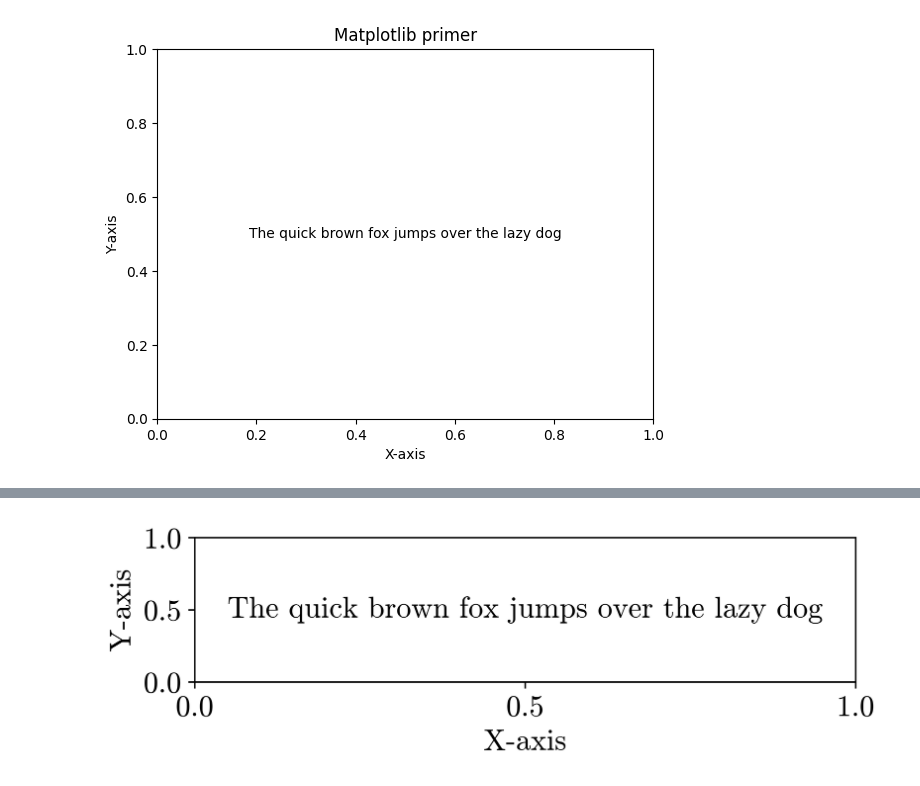
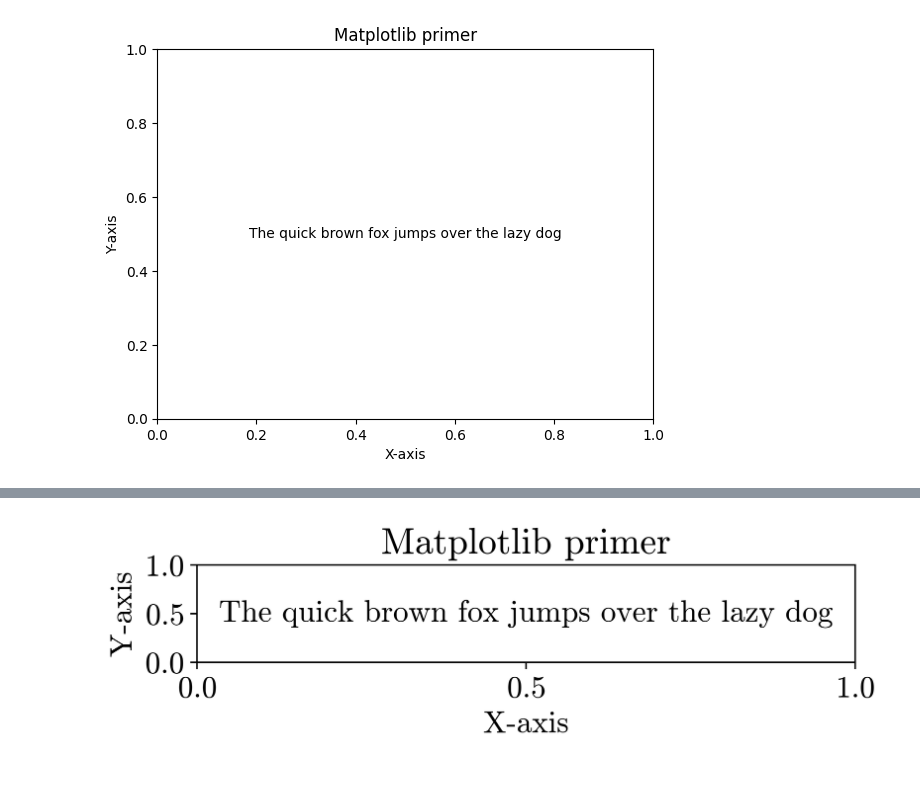
Before and after one commit to Kislovskiy/ChartCraftHub, a Jupyter notebook: src/chartcrafthub/chapter_1_0.ipynb, the cells around one changed output, grey strips where cells are left out. Cells and saved outputs as stored; diff of their text form; code cells hidden in the pictures.

```diff
--- a/src/chartcrafthub/chapter_1_0.ipynb
+++ b/src/chartcrafthub/chapter_1_0.ipynb
@@ -145,8 +148,0 @@ Can you spot the figure?
-# %%
-import matplotlib.pyplot as plt
-
-plt.rcParams["font.family"] = "monospace"
-plt.rcParams["font.monospace"] = ["cmr10"]
-
-print(plt.rcParams["font.sans-serif"][0])
-print(plt.rcParams["font.monospace"][0])
@@ -156,28 +165,32 @@ cmr10
 # %%
-import matplotlib as mpl
-from matplotlib import pyplot as plt
+fig, ax = plt.subplots(figsize=(6, 2), dpi=600)
 
-fig, ax = plt.subplots(figsize=(6, 2), dpi=600)
-# fpath = Path(mpl.get_data_path(), "fonts/ttf/cmr10.ttf")
+custom_font = FontProperties(fname="./fonts/cmr10.ttf")
+matplotlib.rcParams.update(
+    {
+        "font.family": custom_font.get_name(),
+        "font.size": 16,
+        "axes.formatter.use_mathtext": True,
+    }
+)
 
 ax.set_xlabel("This is the default font")
 ax.text(
     x=0.5,
     y=0.5,
     s="The quick brown fox jumps over the lazy dog",
     ha="center",
-    fontsize=16,
     va="center",
-    fontfamily="cmr10",
 )
 ax.tick_params(axis="both", which="major", labelsize=16)
-ax.set_xlabel("X-axis", fontsize=16, font="cmr10")
-ax.set_ylabel("Y-axis", fontsize=16, font="cmr10")
+ax.set_title("Matplotlib primer")
+ax.set_xlabel("X-axis", fontsize=16)
+ax.set_ylabel("Y-axis", fontsize=16)
 ax.set_xticks([0, 0.5, 1])
 ax.set_yticks([0, 0.5, 1])
 # ax.set_axis_off()
 fig.tight_layout()
 fig.savefig("results/hello_world.svg")
 plt.show()
 # %% [output]
-[figure, old version]
+[figure, new version]
```
Also changed, not shown: parts of 25 cells of this notebook, 10 other files.
